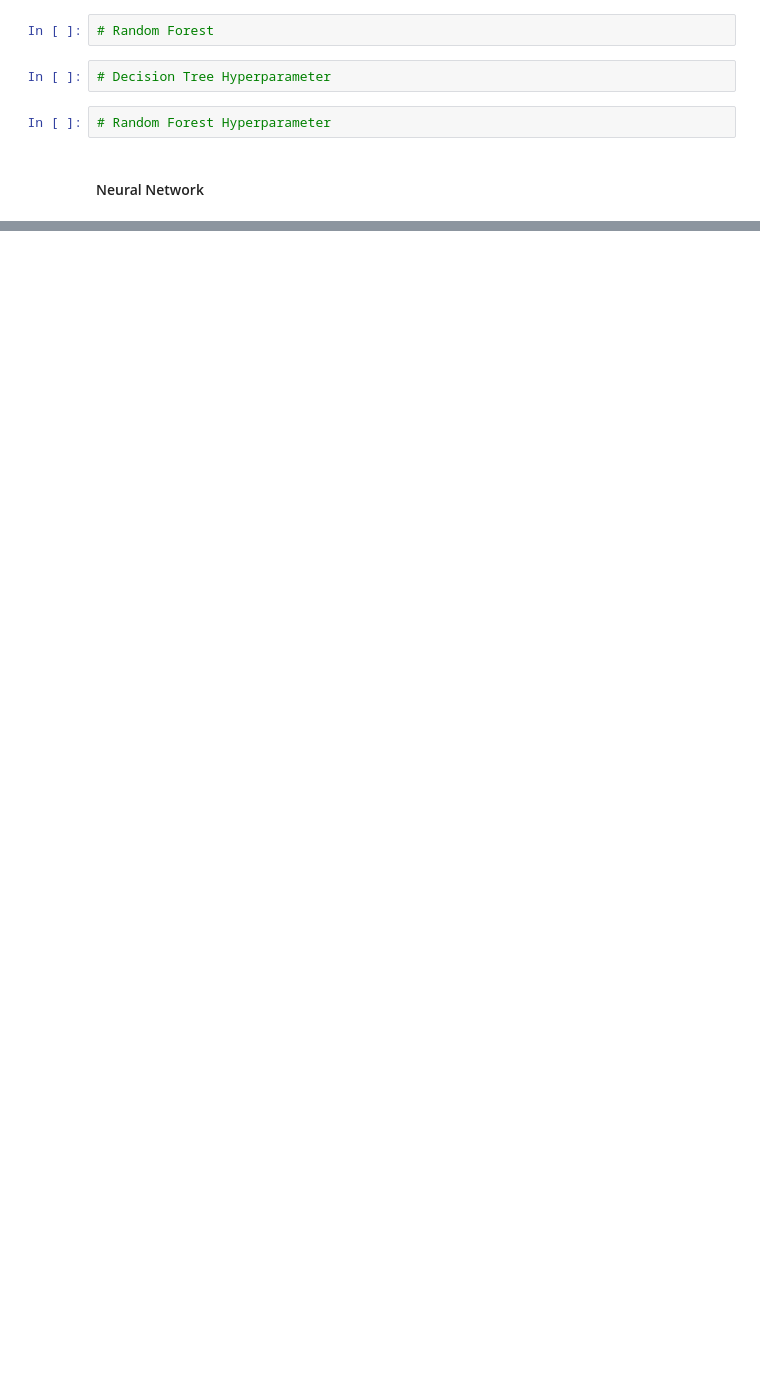
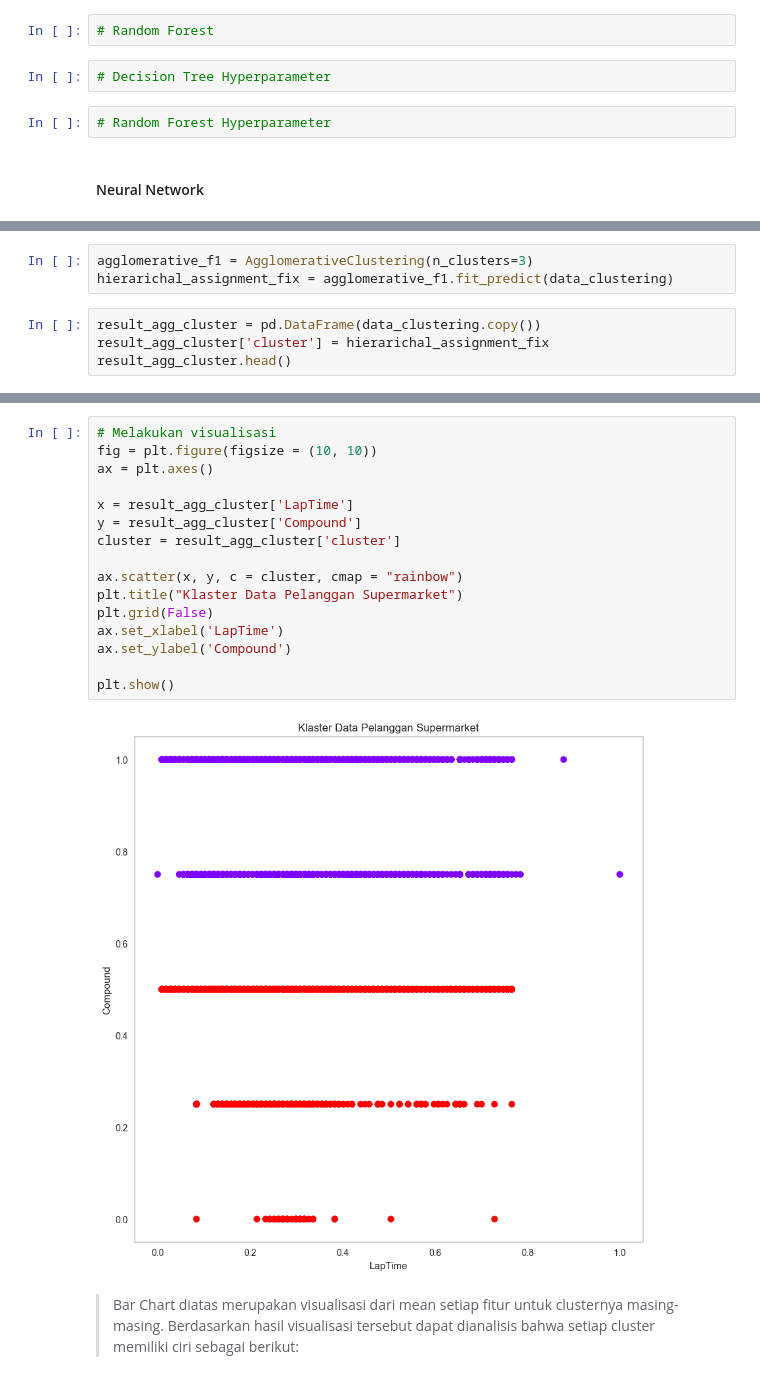
Before and after one commit to F1-biasa-aja/F1-kasdd, a Jupyter notebook: F1 Biasa Aja.ipynb, the cells around one changed output, grey strips where cells are left out. Drawn from its saved outputs; the diff is of its cells as text; blank space fills up the shorter version.

```diff
--- a/F1 Biasa Aja.ipynb
+++ b/F1 Biasa Aja.ipynb
@@ -691,0 +749,7 @@ Recall Micro Average: 0.5419549405712258
+# %%
+agglomerative_f1 = AgglomerativeClustering(n_clusters=3)
+hierarichal_assignment_fix = agglomerative_f1.fit_predict(data_clustering)
+# %%
+result_agg_cluster = pd.DataFrame(data_clustering.copy())
+result_agg_cluster['cluster'] = hierarichal_assignment_fix
+result_agg_cluster.head()
@@ -691,0 +763,20 @@ Recall Micro Average: 0.5419549405712258
+# %%
+# Melakukan visualisasi
+fig = plt.figure(figsize = (10, 10))
+ax = plt.axes()
+
+x = result_agg_cluster['LapTime']
+y = result_agg_cluster['Compound']
+cluster = result_agg_cluster['cluster']
+
+ax.scatter(x, y, c = cluster, cmap = "rainbow")
+plt.title("Klaster Data Pelanggan Supermarket")
+plt.grid(False)
+ax.set_xlabel('LapTime')
+ax.set_ylabel('Compound')
+
+plt.show()
+# %% [output]
+[figure, added]
+# %% [markdown]
+> Bar Chart diatas merupakan visualisasi dari mean setiap fitur untuk clusternya masing-masing. Berdasarkan hasil visualisasi tersebut dapat dianalisis bahwa setiap cluster memiliki ciri sebagai berikut:
```
Also changed, not shown: parts of 34 cells of this notebook.
